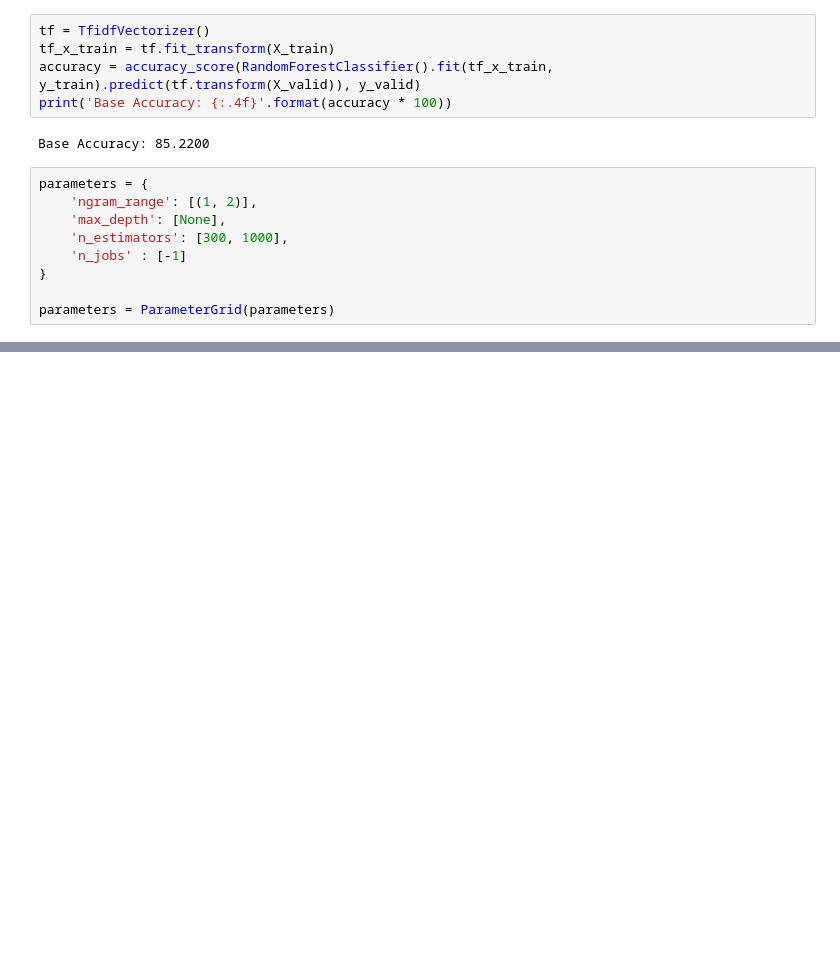
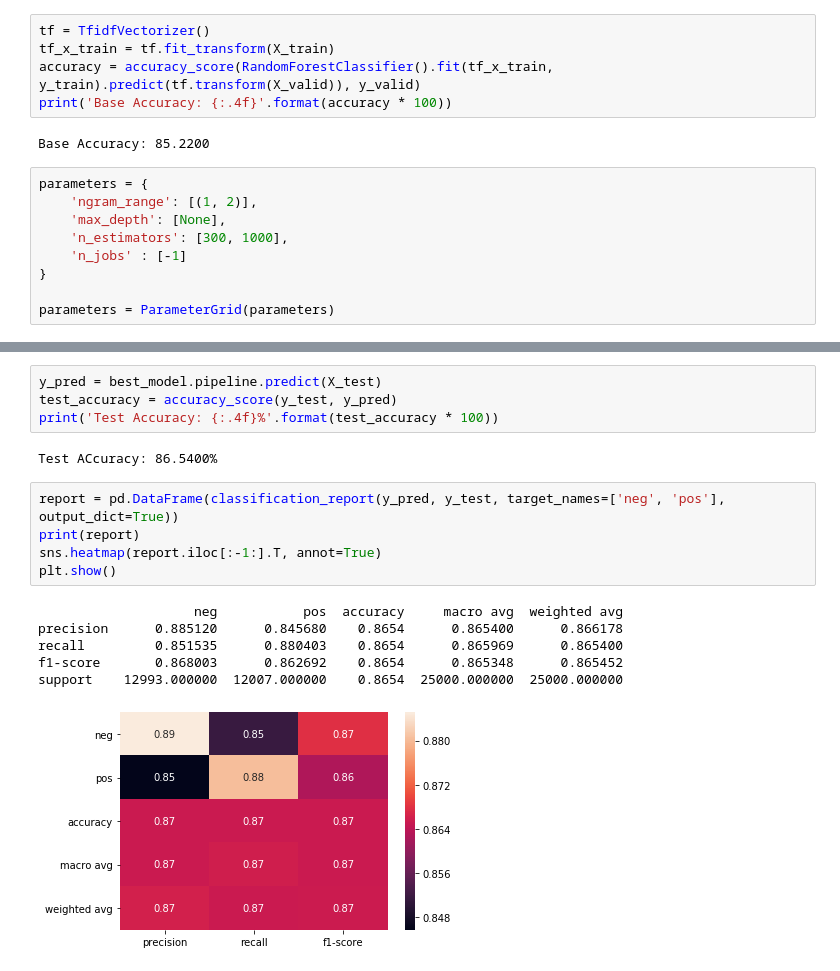
Before and after one commit to shivammehta007/NLPResearch, a Jupyter notebook: Comparison_of_NLP_Models_IMDB_classification.ipynb, the cells around one changed output, grey strips where cells are left out. Drawn from its saved outputs; the diff is of its cells as text; blank space fills up the shorter version.

Commit message:
Adding Heatmap for Random Forest

```diff
--- a/Comparison_of_NLP_Models_IMDB_classification.ipynb
+++ b/Comparison_of_NLP_Models_IMDB_classification.ipynb
@@ -373,0 +392,18 @@ print('Best Pipeline found: {} with accuracy: {:.2f}%'.format([step[1] for step
+# %%
+y_pred = best_model.pipeline.predict(X_test)
+test_accuracy = accuracy_score(y_test, y_pred)
+print('Test Accuracy: {:.4f}%'.format(test_accuracy * 100))
+# %% [output]
+Test ACcuracy: 86.5400%
+# %%
+report = pd.DataFrame(classification_report(y_pred, y_test, target_names=['neg', 'pos'], output_dict=True))
+print(report)
+sns.heatmap(report.iloc[:-1:].T, annot=True)
+plt.show()
+# %% [output]
+                    neg           pos  accuracy     macro avg  weighted avg
+precision      0.885120      0.845680    0.8654      0.865400      0.866178
+recall         0.851535      0.880403    0.8654      0.865969      0.865400
+f1-score       0.868003      0.862692    0.8654      0.865348      0.865452
+support    12993.000000  12007.000000    0.8654  25000.000000  25000.000000
+[figure, added]
```
Also changed, not shown: parts of 2 cells of this notebook.
